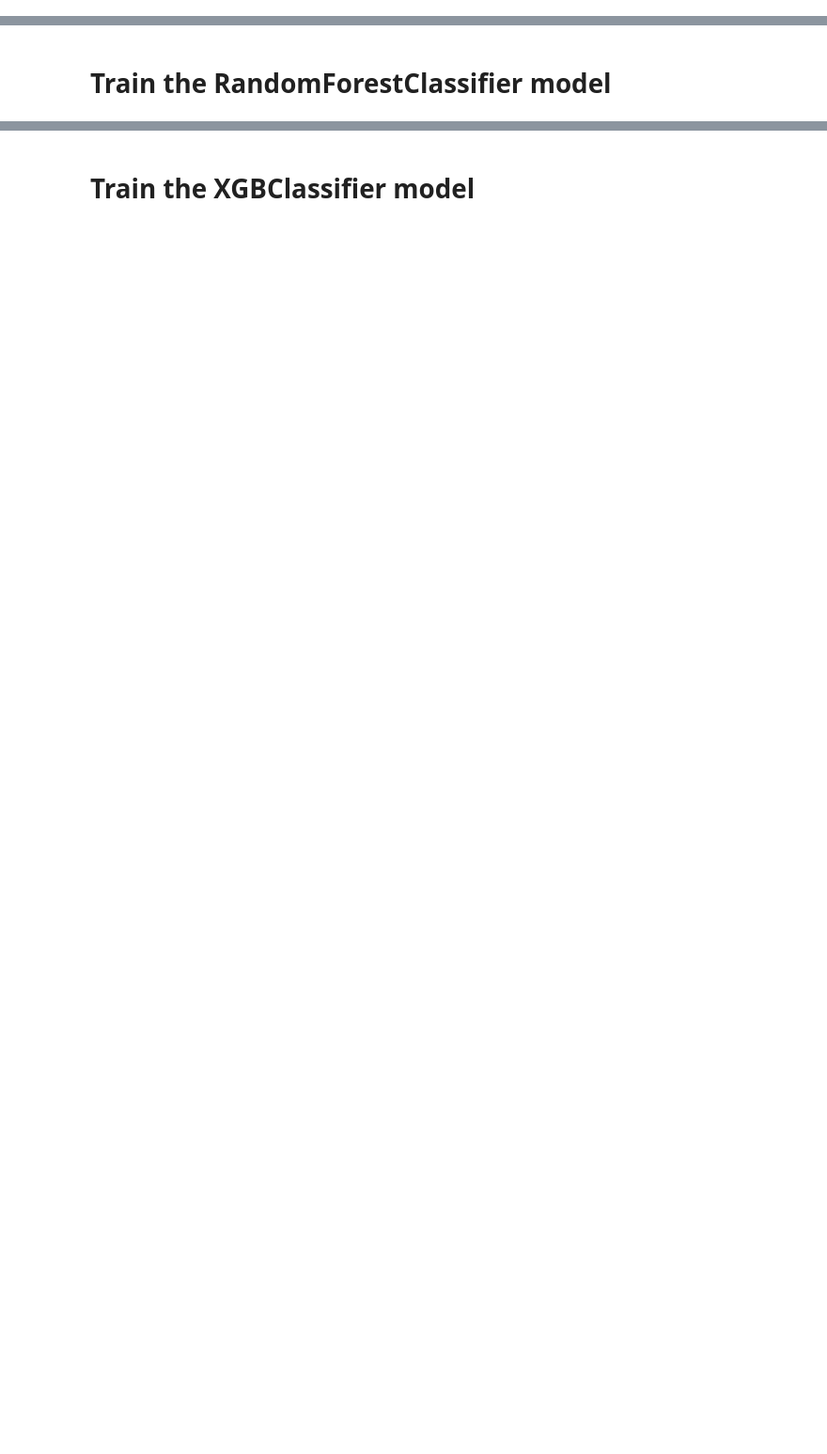
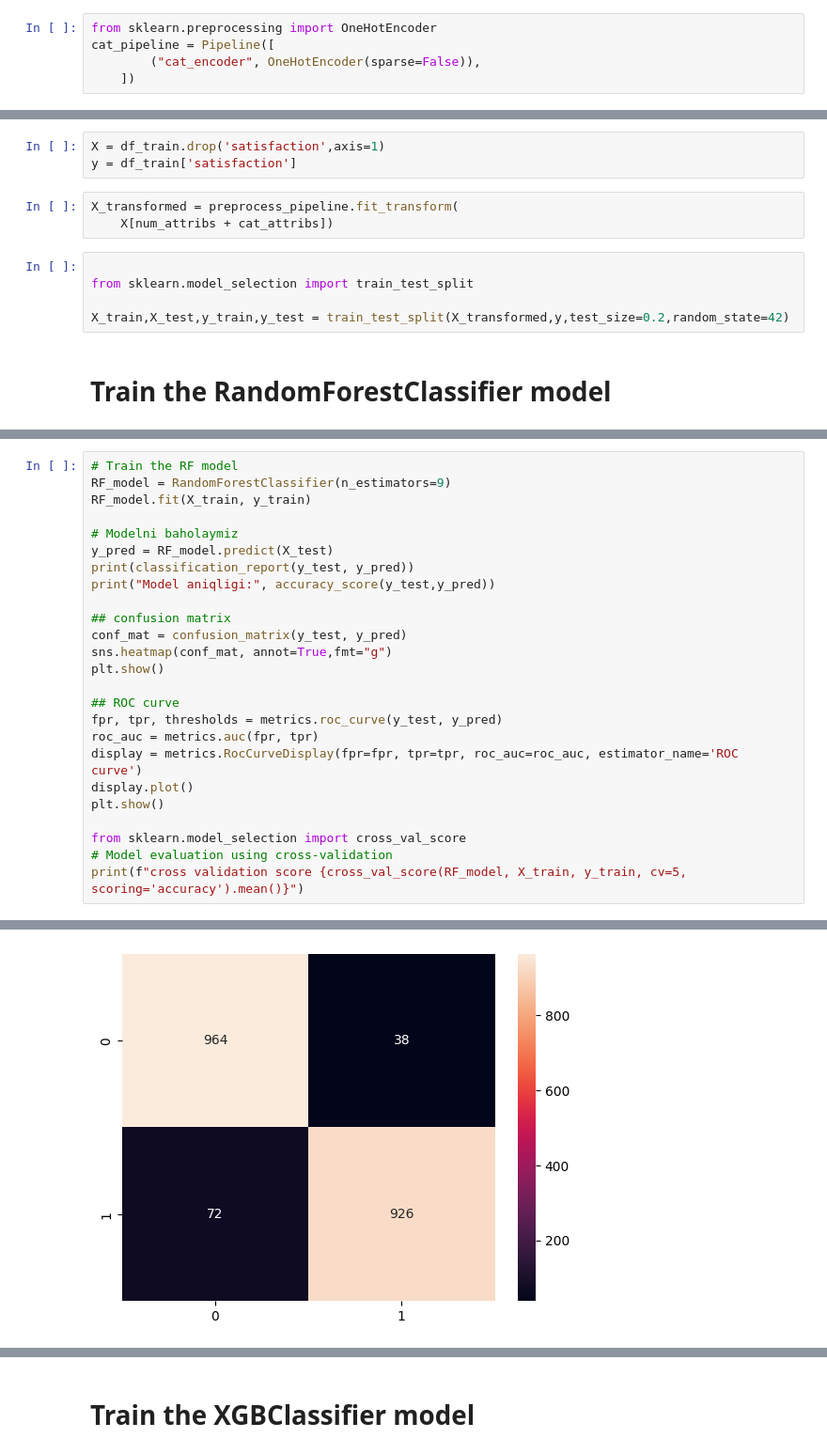
Before and after one commit to Khaydaraliev/Aviakompaniya_yolovchilarni_qoniqishi, a Jupyter notebook: aviakampaniya-yo'lovchilarining-qoniqishi.ipynb, the cells around one changed output, grey strips where cells are left out. Shown at 94% size. Cells and saved outputs as stored; diff of their text form; blank space fills up the shorter version.

```diff
--- a/aviakampaniya-yo'lovchilarining-qoniqishi.ipynb
+++ b/aviakampaniya-yo'lovchilarining-qoniqishi.ipynb
@@ -314,0 +317,5 @@ X_train, X_test, y_train, y_test=train_test_split(X, y, test_size=0.2, stratify=
+# %%
+from sklearn.preprocessing import OneHotEncoder
+cat_pipeline = Pipeline([
+        ("cat_encoder", OneHotEncoder(sparse=False)),
+    ])
@@ -315,2 +337,13 @@ X_train, X_test, y_train, y_test=train_test_split(X, y, test_size=0.2, stratify=
+# %%
+X = df_train.drop('satisfaction',axis=1)
+y = df_train['satisfaction']
+# %%
+X_transformed = preprocess_pipeline.fit_transform(
+    X[num_attribs + cat_attribs])
+# %%
+
+from sklearn.model_selection import train_test_split
+
+X_train,X_test,y_train,y_test = train_test_split(X_transformed,y,test_size=0.2,random_state=42)
 # %% [markdown]
 # **Train the RandomForestClassifier model**
@@ -349,0 +350,26 @@ Model ROC AUC: 0.9821842061657522
+# %%
+# Train the RF model
+RF_model = RandomForestClassifier(n_estimators=9)
+RF_model.fit(X_train, y_train)
+
+# Modelni baholaymiz
+y_pred = RF_model.predict(X_test)
+print(classification_report(y_test, y_pred))
+print("Model aniqligi:", accuracy_score(y_test,y_pred))
+
+## confusion matrix
+conf_mat = confusion_matrix(y_test, y_pred)
+sns.heatmap(conf_mat, annot=True,fmt="g")
+plt.show()
+
+## ROC curve
+fpr, tpr, thresholds = metrics.roc_curve(y_test, y_pred)
+roc_auc = metrics.auc(fpr, tpr)
+display = metrics.RocCurveDisplay(fpr=fpr, tpr=tpr, roc_auc=roc_auc, estimator_name='ROC curve')
+display.plot()
+plt.show()
+
+from sklearn.model_selection import cross_val_score
+# Model evaluation using cross-validation
+print(f"cross validation score {cross_val_score(RF_model, X_train, y_train, cv=5, scoring='accuracy').mean()}")
+# %% [output]
@@ -349,0 +386 @@ Model ROC AUC: 0.9821842061657522
+[figure, added]
```
Also changed, not shown: parts of 28 cells of this notebook.
